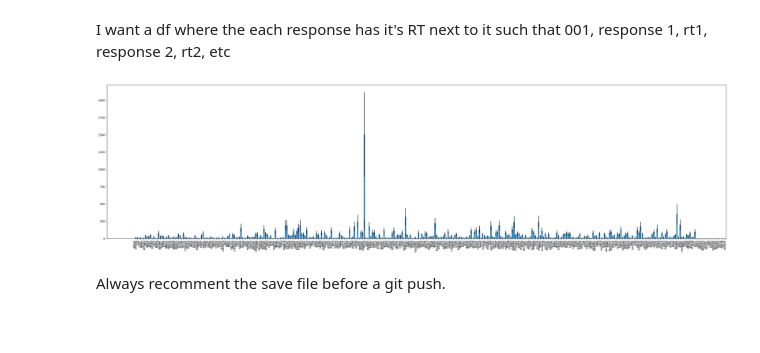
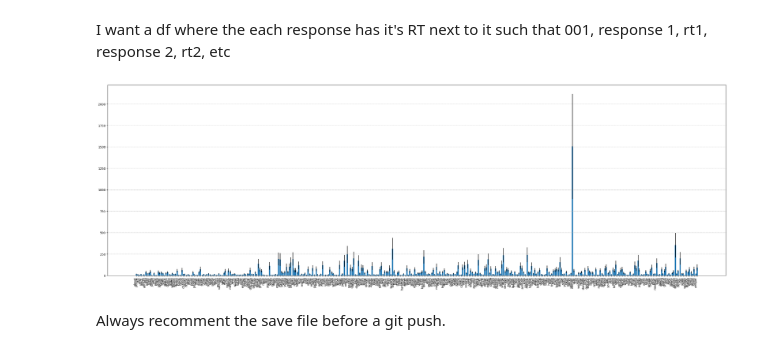
Before and after one commit to lynde-m-folsom/Anag_Stats, a Jupyter notebook: anag_stats_/Data review/subject_wise_qc.ipynb, the cells around one changed output. Cells and saved outputs as stored; diff of their text form; code cells hidden in the pictures; blank space fills up the shorter version.

```diff
--- a/anag_stats_/Data review/subject_wise_qc.ipynb
+++ b/anag_stats_/Data review/subject_wise_qc.ipynb
@@ -63,23 +82,42 @@ I want a df where the each response has it's RT next to it such that 001, respon
 # %%
 #make the statsdf rt cols to number instead of object
 statsdf['rt_max'] = pd.to_numeric(statsdf['rt_max'])
 statsdf['rt_min'] = pd.to_numeric(statsdf['rt_min'])
 statsdf['rt_mean'] = pd.to_numeric(statsdf['rt_mean'])
 statsdf['rt_std'] = pd.to_numeric(statsdf['rt_std'])
 
 #lets do some visualizations I guess using matplotlib
 import numpy as np
 import matplotlib.pyplot as plt
 
-# bar plot of the max rt with error bars using the std of the rt
-bar_plot = plt.bar(statsdf['correct'], statsdf['rt_max'], yerr=statsdf['rt_std'])
-# space out the x axis so it's readable, and rotate the x axis labels, make horizontal
-bar_plot = plt.xticks(np.arange(0, len(statsdf['correct'])), statsdf['correct'], rotation=90, ha='right')
-plt.gcf().set_size_inches(40, 10)
-#arrange accending order for the max rt
+# Create a large figure to ensure all x-ticks are readable
+plt.figure(figsize=(30, 10))  # Adjust the size as needed
+
+# Generate small random jitter to add to the x positions
+jitter = np.random.uniform(-0.2, 0.2, size=len(statsdf['correct']))
+
+# Apply jitter to the x positions
+x_positions = np.arange(len(statsdf['correct'])) + jitter
+
+# Bar plot with jitter and error bars
+plt.bar(x_positions, statsdf['rt_max'], yerr=statsdf['rt_std'])
+
+# Rotate the x-tick labels for readability
+plt.xticks(np.arange(len(statsdf['correct'])), statsdf['correct'], rotation=90, ha='right')
+
+# Add y-axis grid lines for better visual guidance
+plt.grid(axis='y', linestyle='--', linewidth=0.7)
+
+# Adjust layout to make sure everything fits
+plt.tight_layout()
+
+# Save as a large PNG file
+#plt.savefig('bar_plot_large.png', dpi=300)  # High DPI for better zoom quality
+
+# Optionally, display the plot
 plt.show()
 # %% [output]
-[figure, old version]
+[figure, new version]
 # %% [markdown]
 Always recomment the save file before a git push.
 # %%
```
Also changed, not shown: parts of 2 cells of this notebook, 10 other files.
